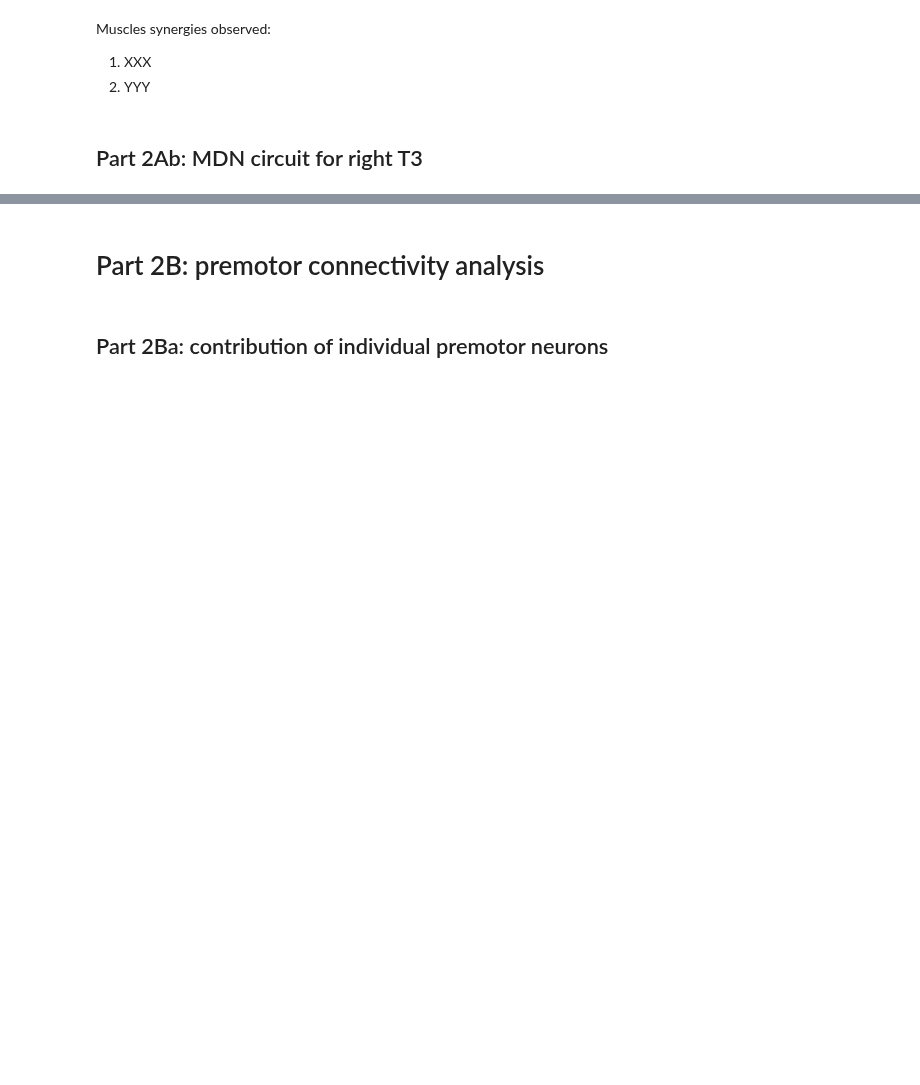
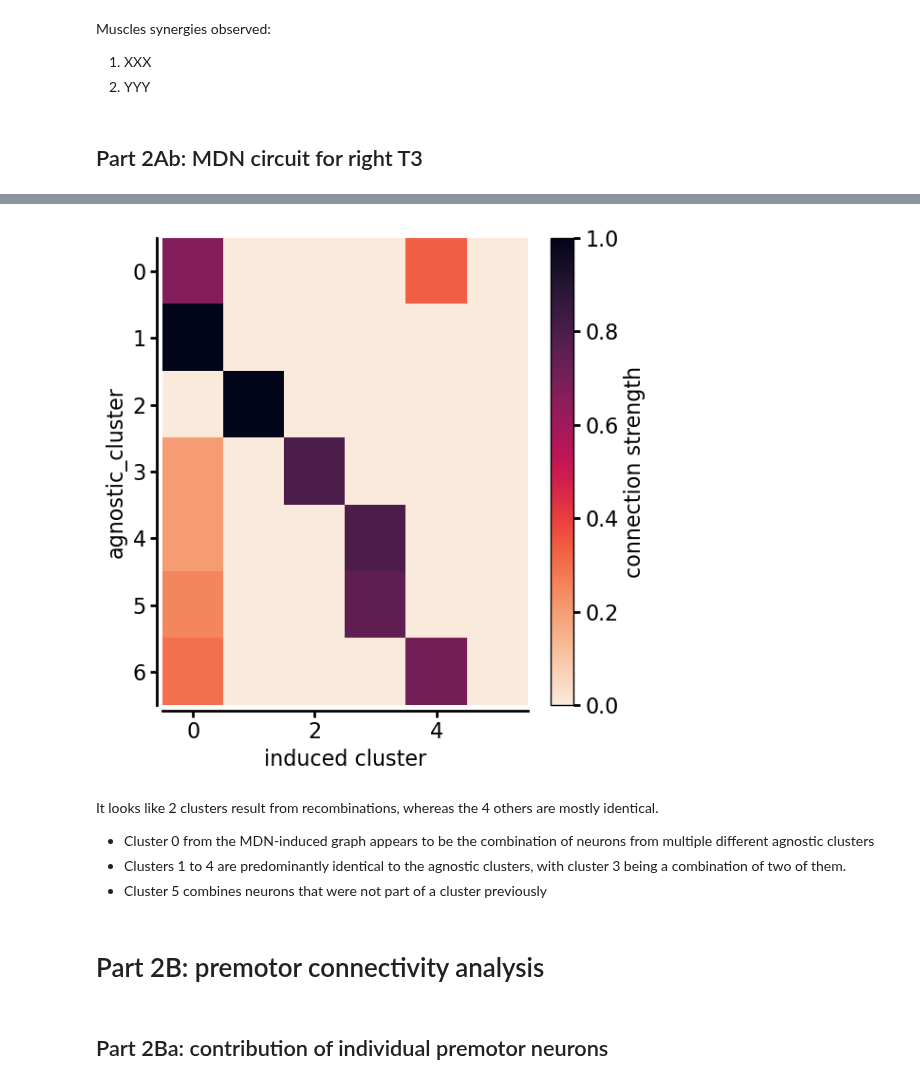
Before and after one commit to NeLy-EPFL/vnc_networks, a Jupyter notebook: scripts/generate_plots/muscle_synergies.ipynb, the cells around one changed output, grey strips where cells are left out. Saved outputs shown, nothing was run; the diff lists cells and outputs as text; code cells hidden in the pictures; blank space fills up the shorter version.

Commit message:
compare clusterings

```diff
--- a/scripts/generate_plots/muscle_synergies.ipynb
+++ b/scripts/generate_plots/muscle_synergies.ipynb
@@ -237,3 +395,48 @@ Observed clusters:
+# %%
+# info_df: agnostic
+agnostic_clusters = np.unique(info_df["cluster"])
+# sub_info_df: MDN-induced
+induced_clusters = np.unique(sub_info_df["cluster"])
+
+meta_mat = np.zeros(
+    (len(agnostic_clusters), len(induced_clusters))
+)
+for i in agnostic_clusters:
+    candidates = info_df.loc[info_df["cluster"] == i]["uid"].values
+    for j in induced_clusters:
+        selected = sub_info_df.loc[
+            (sub_info_df["cluster"] == j) & (sub_info_df["uid"].isin(candidates))
+        ]
+        meta_mat[i, j] = len(selected) / len(candidates) # relative to agnostic clusters
+
+fig, ax = plt.subplots(1,1,figsize=(6,6))
+matrix_design.imshow(
+    meta_mat,
+    title="",
+    ylabel="agnostic_cluster",
+    xlabel="induced cluster",
+    vmin=0,
+    vmax=1,
+    cmap=params.red_heatmap,
+    ax=ax,
+)
+
+
+if savefigs:
+    fig.savefig(
+        os.path.join(MDN_FIGS, "clustering_comparison_agnostic_vs_MDN_induced.pdf"),
+        dpi=params.DPI,
+        bbox_inches="tight",
+    )
+
+plt.show()
+# %% [output]
+[figure, added]
+# %% [markdown]
+It looks like 2 clusters result from recombinations, whereas the 4 others are mostly identical.
+- Cluster 0 from the MDN-induced graph appears to be the combination of neurons from multiple different agnostic clusters
+- Clusters 1 to 4 are predominantly identical to the agnostic clusters, with cluster 3 being a combination of two of them.
+- Cluster 5 combines neurons that were not part of a cluster previously
 # %% [markdown]
 # Part 2B: premotor connectivity analysis
 # %% [markdown]
```
Also changed, not shown: parts of 36 cells of this notebook, 3 other files.
